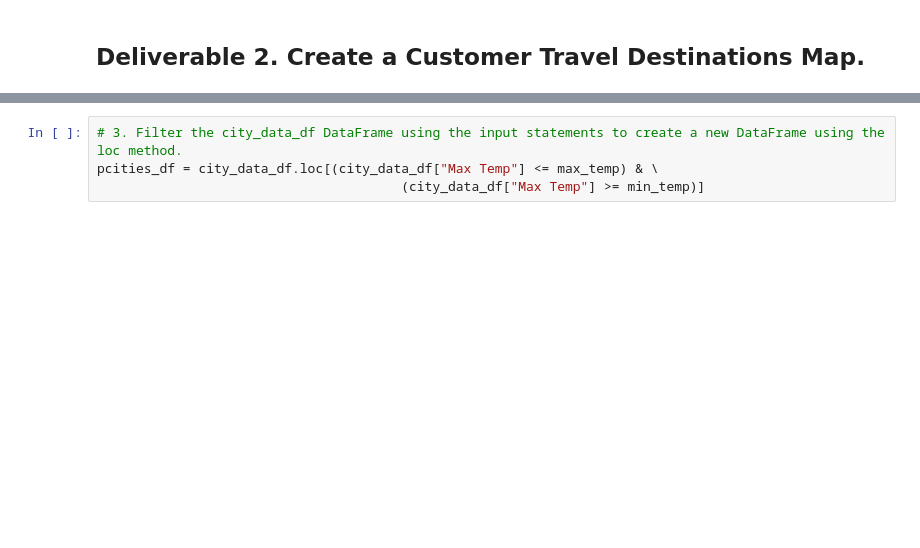
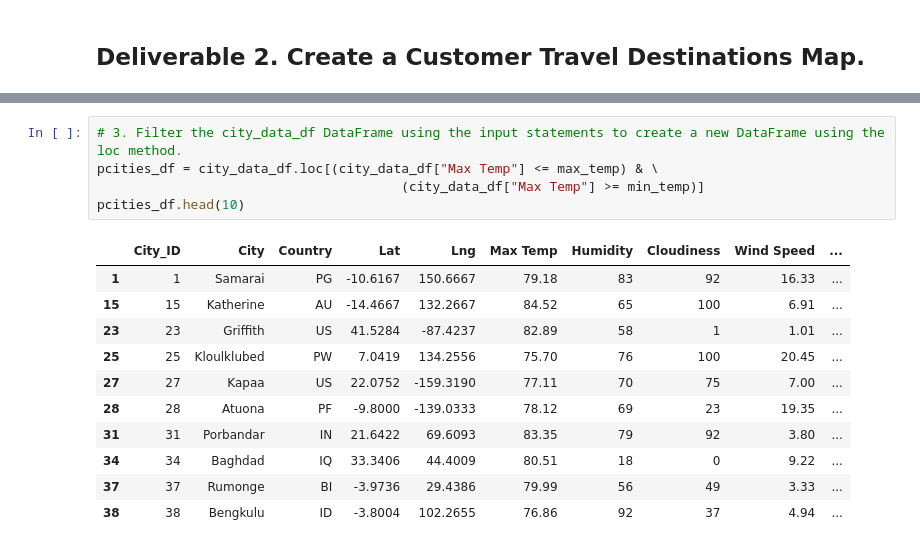
Before and after one commit to nhuquynhle22/World_Weather_Analysis, a Jupyter notebook: Vacation_Search/Vacation_Search.ipynb, the cells around one changed output, grey strips where cells are left out. Saved outputs shown, nothing was run; the diff lists cells and outputs as text; blank space fills up the shorter version.

```diff
--- a/Vacation_Search/Vacation_Search.ipynb
+++ b/Vacation_Search/Vacation_Search.ipynb
@@ -25,6 +36,19 @@ max_temp = float(input("What is the maximum temperature you would like for your
 # %%
 # 3. Filter the city_data_df DataFrame using the input statements to create a new DataFrame using the loc method.
 pcities_df = city_data_df.loc[(city_data_df["Max Temp"] <= max_temp) & \
                                        (city_data_df["Max Temp"] >= min_temp)]
+pcities_df.head(10)
+# %% [output]
+|  | City_ID | City | Country | Lat | Lng | Max Temp | Humidity | Cloudiness | Wind Speed | ... |
+| 1 | 1 | Samarai | PG | -10.6167 | 150.6667 | 79.18 | 83 | 92 | 16.33 | ... |
+| 15 | 15 | Katherine | AU | -14.4667 | 132.2667 | 84.52 | 65 | 100 | 6.91 | ... |
+| 23 | 23 | Griffith | US | 41.5284 | -87.4237 | 82.89 | 58 | 1 | 1.01 | ... |
+| 25 | 25 | Kloulklubed | PW | 7.0419 | 134.2556 | 75.70 | 76 | 100 | 20.45 | ... |
+| 27 | 27 | Kapaa | US | 22.0752 | -159.3190 | 77.11 | 70 | 75 | 7.00 | ... |
+| 28 | 28 | Atuona | PF | -9.8000 | -139.0333 | 78.12 | 69 | 23 | 19.35 | ... |
+| 31 | 31 | Porbandar | IN | 21.6422 | 69.6093 | 83.35 | 79 | 92 | 3.80 | ... |
+| 34 | 34 | Baghdad | IQ | 33.3406 | 44.4009 | 80.51 | 18 | 0 | 9.22 | ... |
+| 37 | 37 | Rumonge | BI | -3.9736 | 29.4386 | 79.99 | 56 | 49 | 3.33 | ... |
+| 38 | 38 | Bengkulu | ID | -3.8004 | 102.2655 | 76.86 | 92 | 37 | 4.94 | ... |
 # %%
 # 4a. Determine if there are any empty rows.
```
Also changed, not shown: parts of 13 cells of this notebook, 19 other files.
